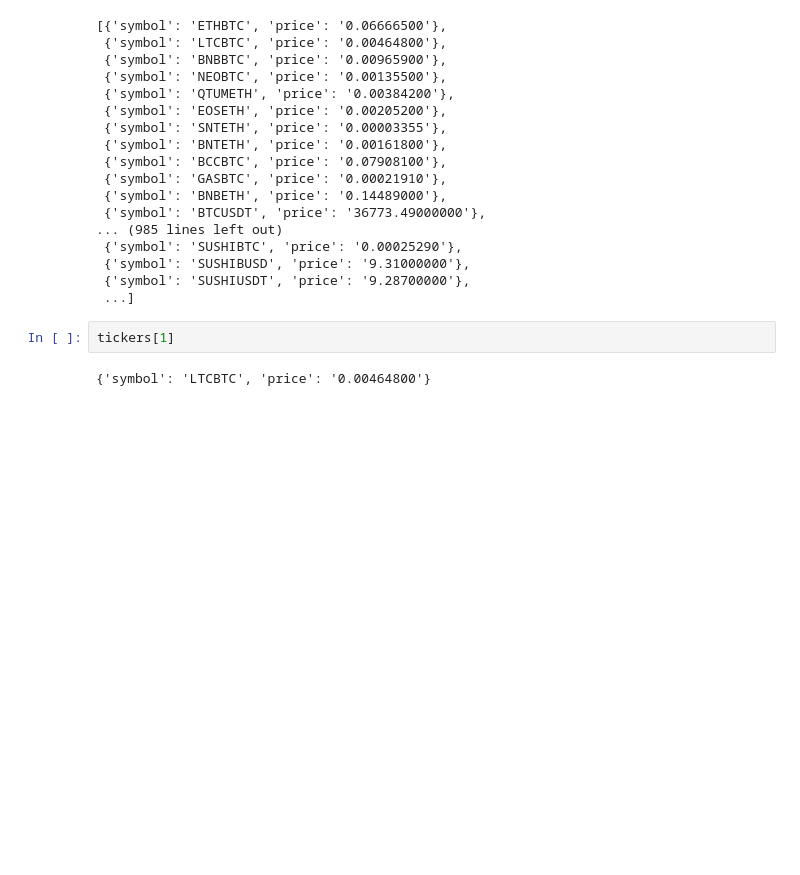
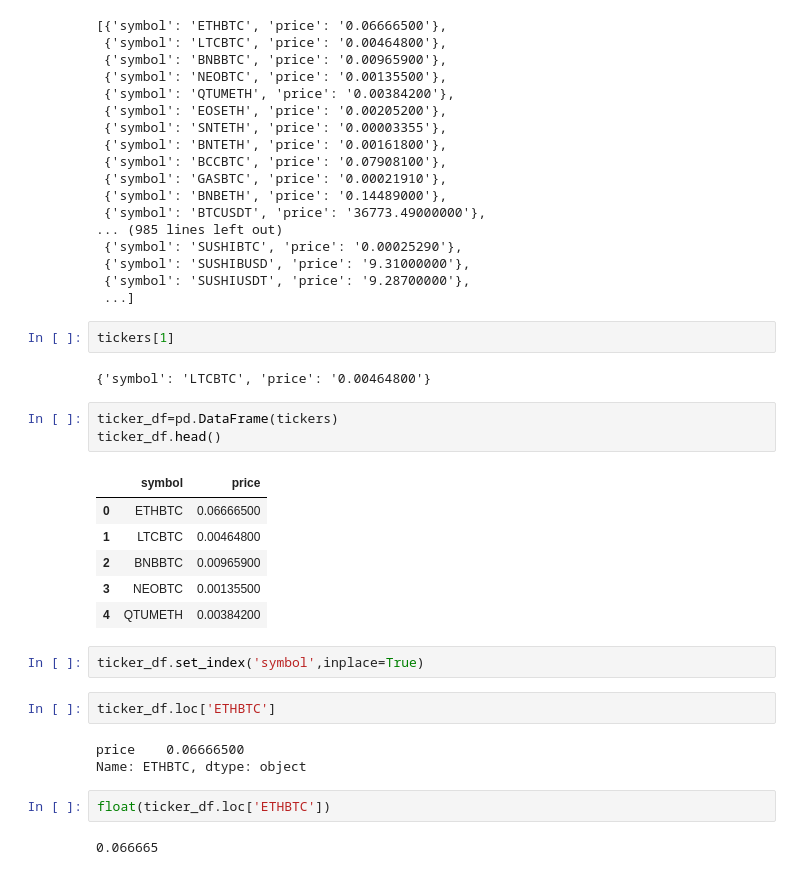
Before and after one commit to aaron96s/Crypto_EDA, a Jupyter notebook: CrytoEDA.ipynb, the cells around one changed output. Drawn from its saved outputs; the diff is of its cells as text; blank space fills up the shorter version.

Commit message:
tickerDEPTH

```diff
--- a/CrytoEDA.ipynb
+++ b/CrytoEDA.ipynb
@@ -53,3 +53,24 @@ tickers
 tickers[1]
 # %% [output]
 {'symbol': 'LTCBTC', 'price': '0.00464800'}
+# %%
+ticker_df=pd.DataFrame(tickers)
+ticker_df.head()
+# %% [output]
+|  | symbol | price |
+| 0 | ETHBTC | 0.06666500 |
+| 1 | LTCBTC | 0.00464800 |
+| 2 | BNBBTC | 0.00965900 |
+| 3 | NEOBTC | 0.00135500 |
+| 4 | QTUMETH | 0.00384200 |
+# %%
+ticker_df.set_index('symbol',inplace=True)
+# %%
+ticker_df.loc['ETHBTC']
+# %% [output]
+price    0.06666500
+Name: ETHBTC, dtype: object
+# %%
+float(ticker_df.loc['ETHBTC'])
+# %% [output]
+0.066665
```
Also changed, not shown: parts of 3 cells of this notebook.
